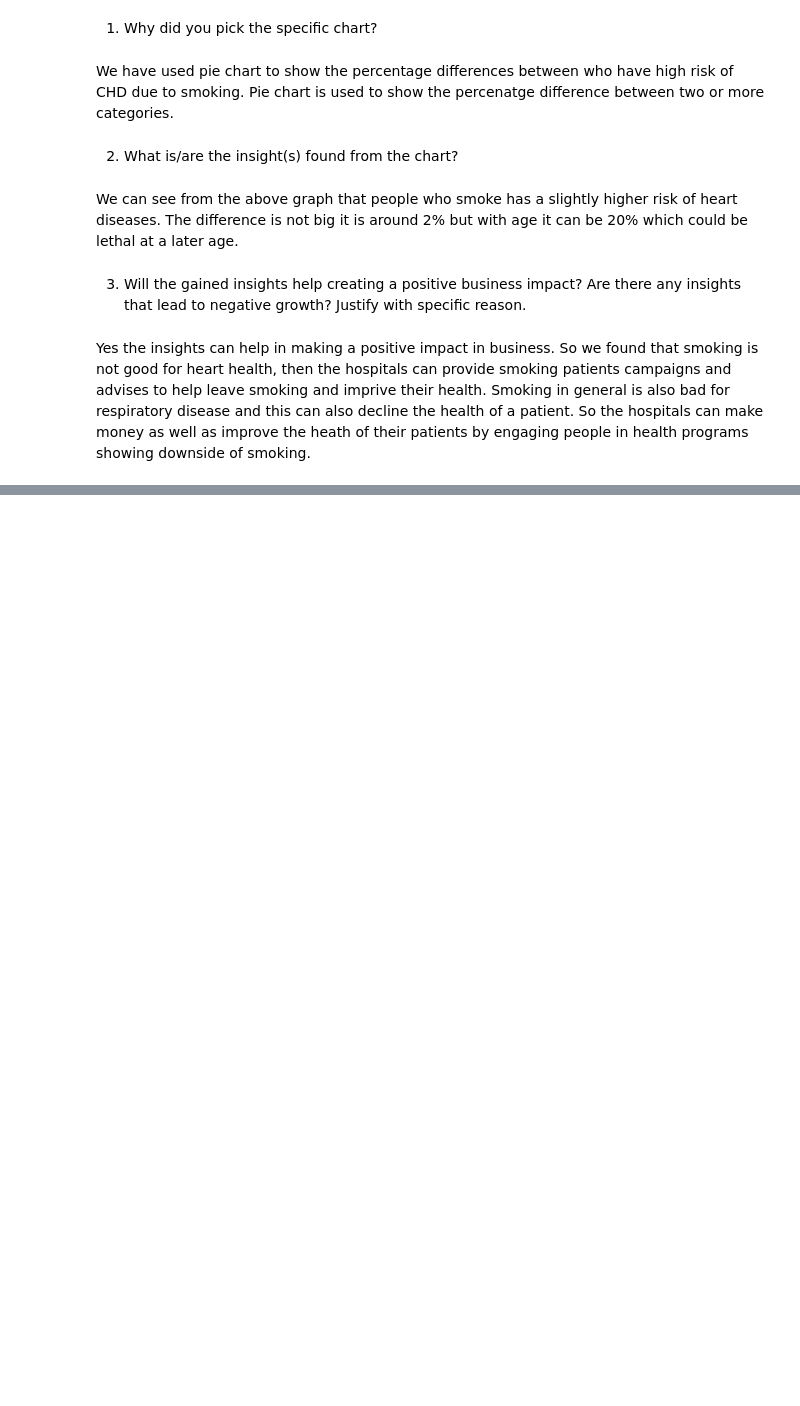
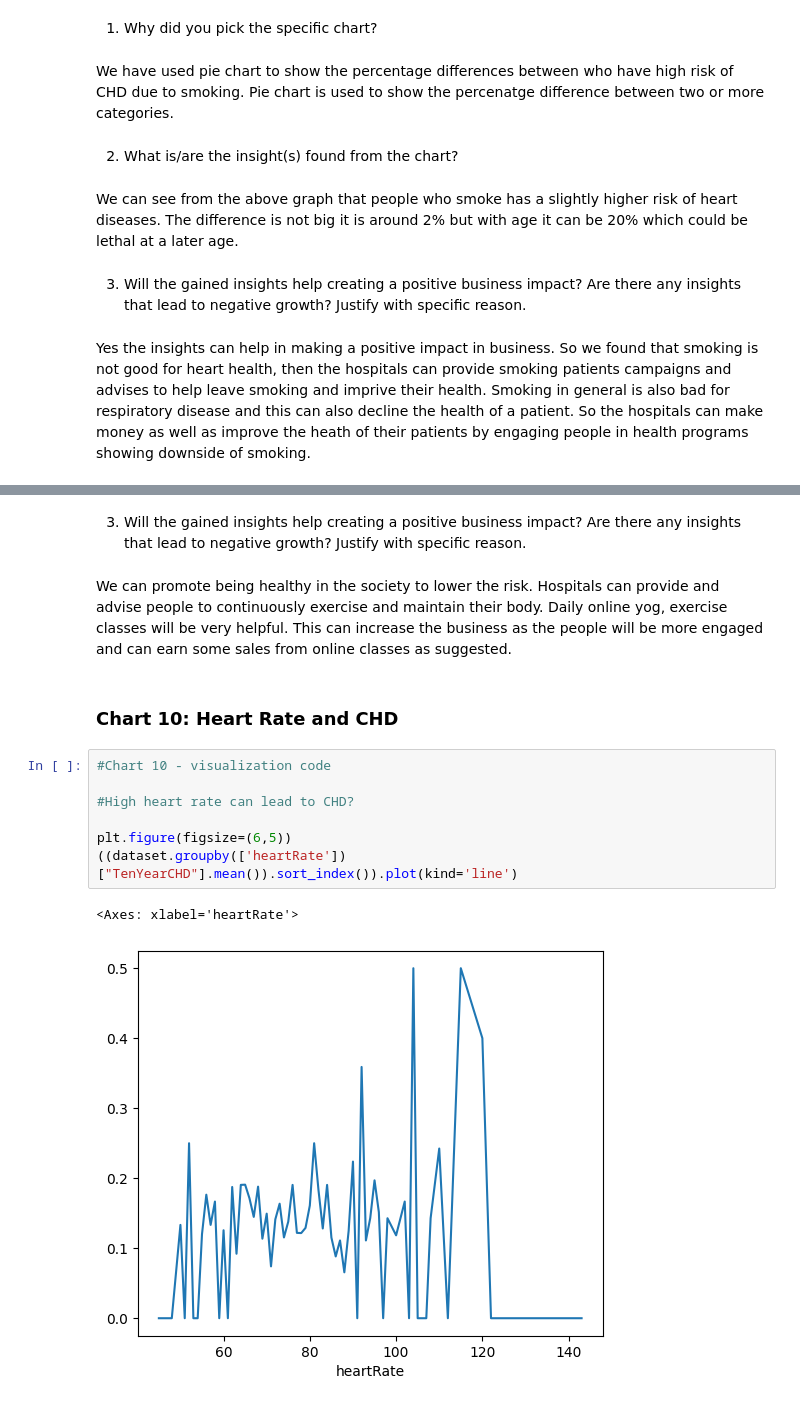
Before and after one commit to ideepakpal/Cardio-Vascular-Disease-Prediction, a Jupyter notebook: Cardiovascular-Classification.ipynb, the cells around one changed output, grey strips where cells are left out. Cells and saved outputs as stored; diff of their text form; blank space fills up the shorter version.

```diff
--- a/Cardiovascular-Classification.ipynb
+++ b/Cardiovascular-Classification.ipynb
@@ -511,0 +621,17 @@ Yes the insights can help in making a positive impact in business. So we found t
+# %% [markdown]
+3. Will the gained insights help creating a positive business impact?
+Are there any insights that lead to negative growth? Justify with specific reason.
+# %% [markdown]
+We can promote being healthy in the society to lower the risk. Hospitals can provide and advise people to continuously exercise and maintain their body. Daily online yog, exercise classes will be very helpful. This can increase the business as the people will be more engaged and can earn some sales from online classes as suggested.
+# %% [markdown]
+### Chart 10: Heart Rate and CHD
+# %%
+#Chart 10 - visualization code
+
+#High heart rate can lead to CHD?
+
+plt.figure(figsize=(6,5))
+((dataset.groupby(['heartRate'])["TenYearCHD"].mean()).sort_index()).plot(kind='line')
+# %% [output]
+<Axes: xlabel='heartRate'>
+[figure, added]
```
Also changed, not shown: parts of 51 cells of this notebook.
